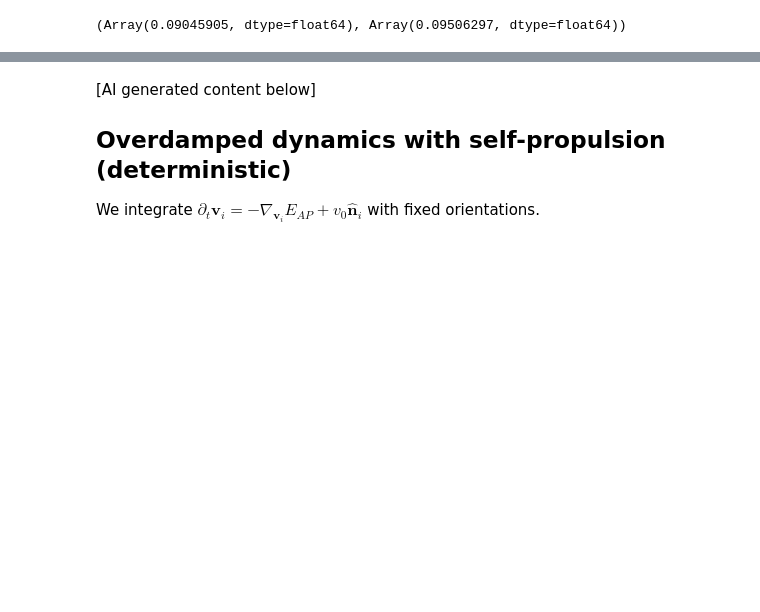
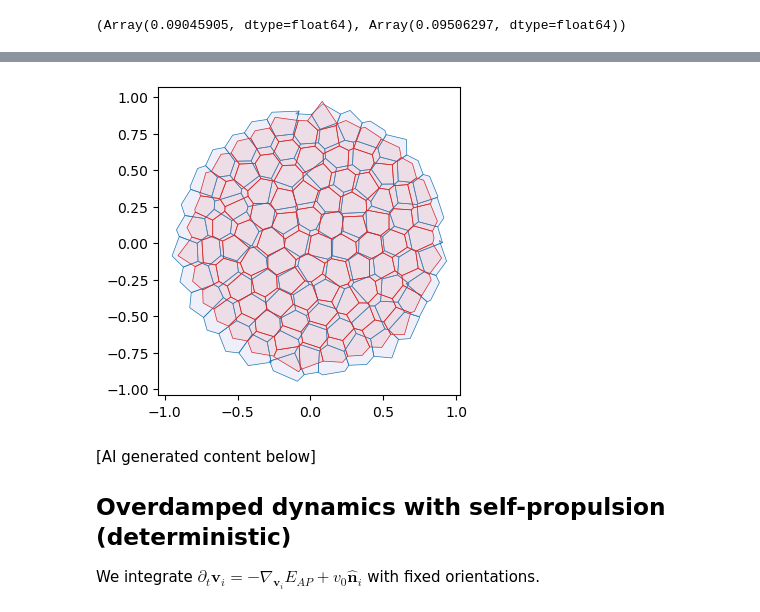
Before and after one commit to nikolas-claussen/triangulax, a Jupyter notebook: nbs/03_area_perimeter_model.ipynb, the cells around one changed output, grey strips where cells are left out. Drawn from its saved outputs; the diff is of its cells as text; code cells hidden in the pictures; blank space fills up the shorter version.

```diff
--- a/nbs/03_area_perimeter_model.ipynb
+++ b/nbs/03_area_perimeter_model.ipynb
@@ -271,3 +346,17 @@ jnp.abs(areas_relaxed - a0)[~hemesh.is_bdry].mean()/a0, jnp.abs(perim_relaxed -
+# %%
+geommesh_relaxed = msh.set_voronoi_face_positions(geommesh_relaxed, hemesh_relaxed)
+
+fig, ax = plt.subplots(figsize=(4, 4))
+ax.add_collection(msh.cellplot(hemesh, geommesh.face_positions,
+                               cell_colors=np.array([0.7, 0.7, 0.9, 0.2]),
+                               mpl_polygon_kwargs={"lw": 0.5, "ec": "tab:blue"}))
+ax.add_collection(msh.cellplot(hemesh_relaxed, geommesh_relaxed.face_positions,
+                               cell_colors=np.array([0.9, 0.6, 0.6, 0.2]),
+                               mpl_polygon_kwargs={"lw": 0.5, "ec": "tab:red"}))
+ax.set_aspect("equal")
+ax.autoscale_view();
+# %% [output]
+[figure, added]
 # %% [markdown]
 [AI generated content below]
 
```
Also changed, not shown: parts of 8 cells of this notebook, 6 other files.
